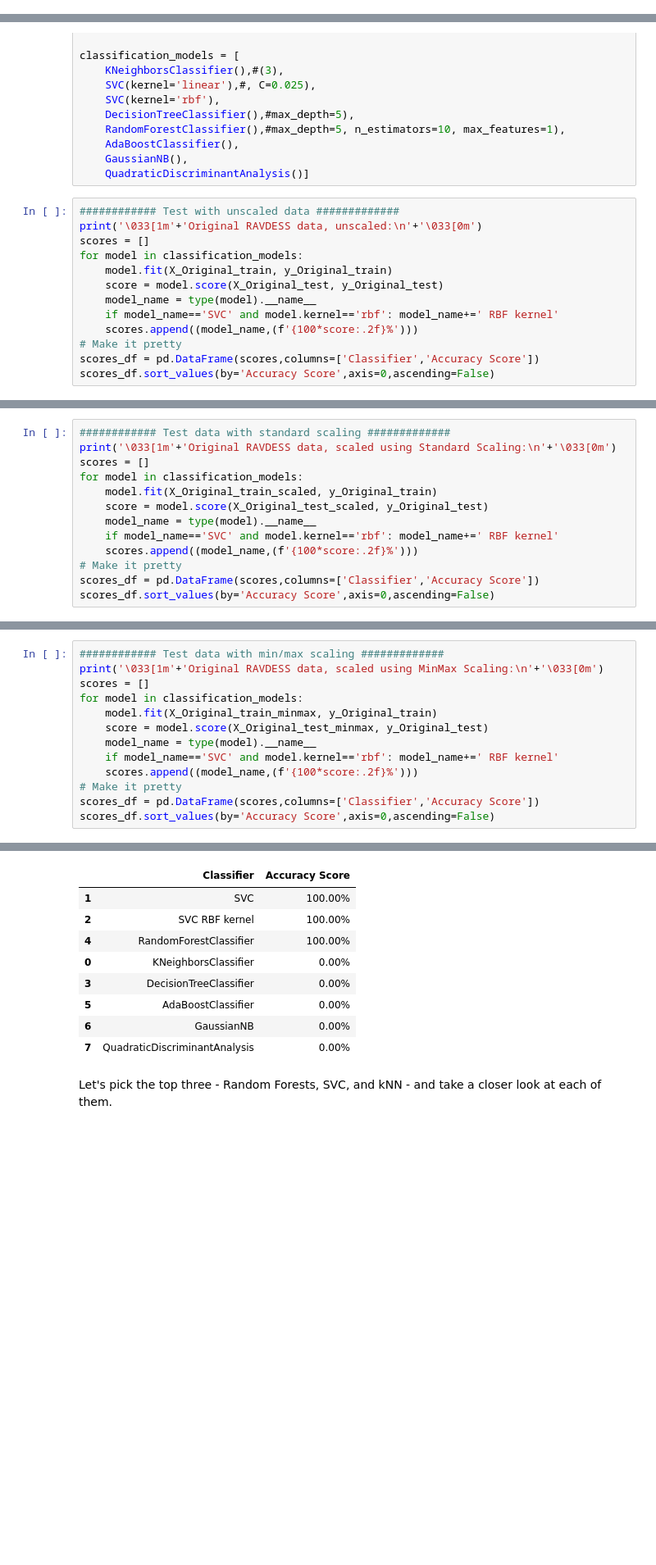
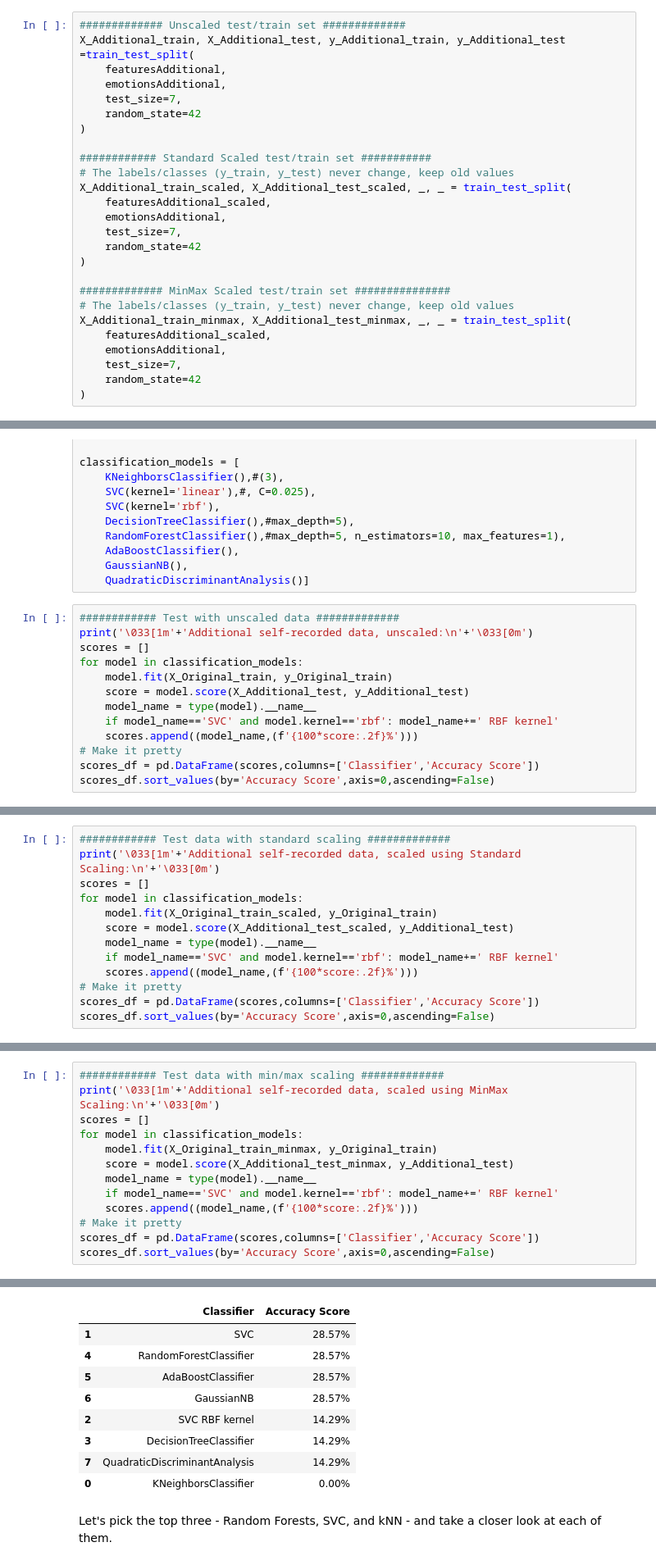
Before and after one commit to amandajeng19/Week3-ClassicML, a Jupyter notebook: Week_3_MachineLearning.ipynb, the cells around one changed output, grey strips where cells are left out. Shown at 82% size. Saved outputs shown, nothing was run; the diff lists cells and outputs as text; blank space fills up the shorter version.

```diff
--- a/Week_3_MachineLearning.ipynb
+++ b/Week_3_MachineLearning.ipynb
@@ -457,6 +464,32 @@ X_Original_train_minmax, X_Original_test_minmax, _, _ = train_test_split(
     test_size=1,
     random_state=42
 )
+# %%
+############# Unscaled test/train set #############
+X_Additional_train, X_Additional_test, y_Additional_train, y_Additional_test =train_test_split(
+    featuresAdditional,
+    emotionsAdditional,
+    test_size=7,
+    random_state=42
+)
+
+############ Standard Scaled test/train set ###########
+# The labels/classes (y_train, y_test) never change, keep old values
+X_Additional_train_scaled, X_Additional_test_scaled, _, _ = train_test_split(
+    featuresAdditional_scaled,
+    emotionsAdditional,
+    test_size=7,
+    random_state=42
+)
+
+############# MinMax Scaled test/train set ###############
+# The labels/classes (y_train, y_test) never change, keep old values
+X_Additional_train_minmax, X_Additional_test_minmax, _, _ = train_test_split(
+    featuresAdditional_scaled,
+    emotionsAdditional,
+    test_size=7,
+    random_state=42
+)
 # %% [markdown]
 ### Comparing Models
 We'll try each off-the-shelf machine learning model from sklearn and pick a few to explore, since these models will train near instantly on this dataset.
@@ -479,11 +512,11 @@ classification_models = [
     QuadraticDiscriminantAnalysis()]
 # %%
 ############ Test with unscaled data #############
-print('\033[1m'+'Original RAVDESS data, unscaled:\n'+'\033[0m')
+print('\033[1m'+'Additional self-recorded data, unscaled:\n'+'\033[0m')
 scores = []
 for model in classification_models:
     model.fit(X_Original_train, y_Original_train)
-    score = model.score(X_Original_test, y_Original_test)
+    score = model.score(X_Additional_test, y_Additional_test)
     model_name = type(model).__name__
     if model_name=='SVC' and model.kernel=='rbf': model_name+=' RBF kernel'
     scores.append((model_name,(f'{100*score:.2f}%')))
@@ -504,10 +537,10 @@ Original RAVDESS data, unscaled:
 # %%
 ############ Test data with standard scaling #############
-print('\033[1m'+'Original RAVDESS data, scaled using Standard Scaling:\n'+'\033[0m')
+print('\033[1m'+'Additional self-recorded data, scaled using Standard Scaling:\n'+'\033[0m')
 scores = []
 for model in classification_models:
     model.fit(X_Original_train_scaled, y_Original_train)
-    score = model.score(X_Original_test_scaled, y_Original_test)
+    score = model.score(X_Additional_test_scaled, y_Additional_test)
     model_name = type(model).__name__
     if model_name=='SVC' and model.kernel=='rbf': model_name+=' RBF kernel'
     scores.append((model_name,(f'{100*score:.2f}%')))
@@ -528,10 +561,10 @@ Original RAVDESS data, scaled using Standard Scaling:
 # %%
 ############ Test data with min/max scaling #############
-print('\033[1m'+'Original RAVDESS data, scaled using MinMax Scaling:\n'+'\033[0m')
+print('\033[1m'+'Additional self-recorded data, scaled using MinMax Scaling:\n'+'\033[0m')
 scores = []
 for model in classification_models:
     model.fit(X_Original_train_minmax, y_Original_train)
-    score = model.score(X_Original_test_minmax, y_Original_test)
+    score = model.score(X_Additional_test_minmax, y_Additional_test)
     model_name = type(model).__name__
     if model_name=='SVC' and model.kernel=='rbf': model_name+=' RBF kernel'
     scores.append((model_name,(f'{100*score:.2f}%')))
@@ -543,12 +576,12 @@ Original RAVDESS data, scaled using MinMax Scaling:
 |  | Classifier | Accuracy Score |
-| 1 | SVC | 100.00% |
-| 2 | SVC RBF kernel | 100.00% |
-| 4 | RandomForestClassifier | 100.00% |
+| 1 | SVC | 28.57% |
+| 4 | RandomForestClassifier | 28.57% |
+| 5 | AdaBoostClassifier | 28.57% |
+| 6 | GaussianNB | 28.57% |
+| 2 | SVC RBF kernel | 14.29% |
+| 3 | DecisionTreeClassifier | 14.29% |
+| 7 | QuadraticDiscriminantAnalysis | 14.29% |
 | 0 | KNeighborsClassifier | 0.00% |
-| 3 | DecisionTreeClassifier | 0.00% |
-| 5 | AdaBoostClassifier | 0.00% |
-| 6 | GaussianNB | 0.00% |
-| 7 | QuadraticDiscriminantAnalysis | 0.00% |
 # %% [markdown]
 Let's pick the top three - Random Forests, SVC, and kNN - and take a closer look at each of them.
 # %% [markdown]
```
Also changed, not shown: parts of 8 cells of this notebook.
